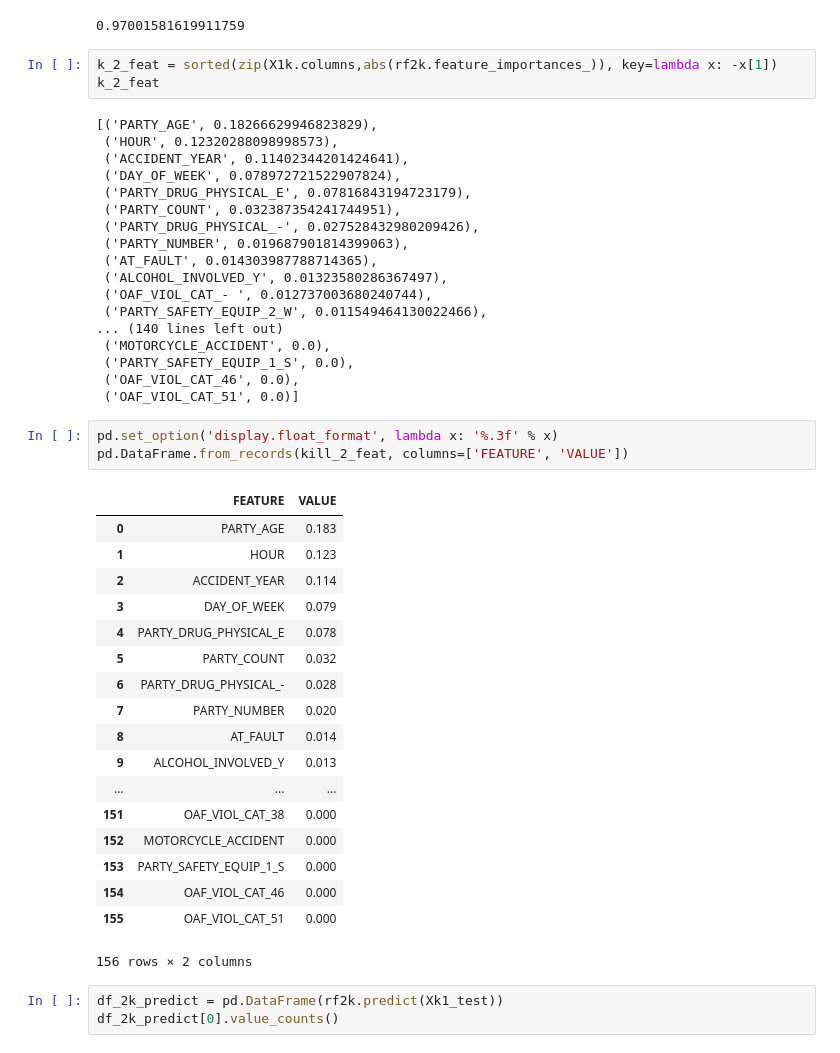
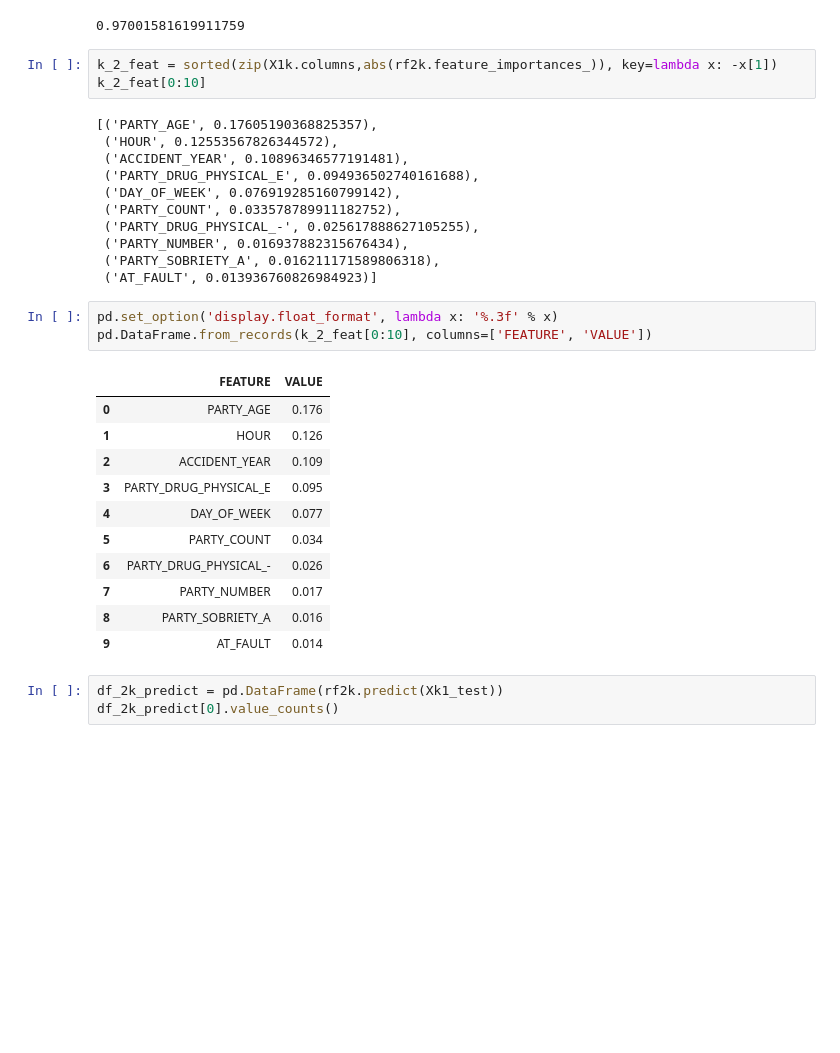
Before and after one commit to hritter0/motorcycles, a Jupyter notebook: gh_motorcycle_models.ipynb, the cells around one changed output. Saved outputs shown, nothing was run; the diff lists cells and outputs as text; blank space fills up the shorter version.

```diff
--- a/gh_motorcycle_models.ipynb
+++ b/gh_motorcycle_models.ipynb
@@ -379,47 +330,33 @@ holdoutscore
 0.97001581619911759
 # %%
 k_2_feat = sorted(zip(X1k.columns,abs(rf2k.feature_importances_)), key=lambda x: -x[1])
-k_2_feat
+k_2_feat[0:10]
 # %% [output]
-[('PARTY_AGE', 0.18266629946823829),
- ('HOUR', 0.12320288098998573),
- ('ACCIDENT_YEAR', 0.11402344201424641),
- ('DAY_OF_WEEK', 0.078972721522907824),
- ('PARTY_DRUG_PHYSICAL_E', 0.07816843194723179),
- ('PARTY_COUNT', 0.032387354241744951),
- ('PARTY_DRUG_PHYSICAL_-', 0.027528432980209426),
- ('PARTY_NUMBER', 0.019687901814399063),
- ('AT_FAULT', 0.014303987788714365),
- ('ALCOHOL_INVOLVED_Y', 0.01323580286367497),
- ('OAF_VIOL_CAT_- ', 0.012737003680240744),
- ('PARTY_SAFETY_EQUIP_2_W', 0.011549464130022466),
-... (140 lines left out)
- ('MOTORCYCLE_ACCIDENT', 0.0),
- ('PARTY_SAFETY_EQUIP_1_S', 0.0),
- ('OAF_VIOL_CAT_46', 0.0),
- ('OAF_VIOL_CAT_51', 0.0)]
+[('PARTY_AGE', 0.17605190368825357),
+ ('HOUR', 0.12553567826344572),
+ ('ACCIDENT_YEAR', 0.10896346577191481),
+ ('PARTY_DRUG_PHYSICAL_E', 0.094936502740161688),
+ ('DAY_OF_WEEK', 0.076919285160799142),
+ ('PARTY_COUNT', 0.033578789911182752),
+ ('PARTY_DRUG_PHYSICAL_-', 0.025617888627105255),
+ ('PARTY_NUMBER', 0.016937882315676434),
+ ('PARTY_SOBRIETY_A', 0.016211171589806318),
+ ('AT_FAULT', 0.013936760826984923)]
 # %%
 pd.set_option('display.float_format', lambda x: '%.3f' % x)
-pd.DataFrame.from_records(kill_2_feat, columns=['FEATURE', 'VALUE'])
+pd.DataFrame.from_records(k_2_feat[0:10], columns=['FEATURE', 'VALUE'])
 # %% [output]
 |  | FEATURE | VALUE |
-| 0 | PARTY_AGE | 0.183 |
-| 1 | HOUR | 0.123 |
-| 2 | ACCIDENT_YEAR | 0.114 |
-| 3 | DAY_OF_WEEK | 0.079 |
-| 4 | PARTY_DRUG_PHYSICAL_E | 0.078 |
-| 5 | PARTY_COUNT | 0.032 |
-| 6 | PARTY_DRUG_PHYSICAL_- | 0.028 |
-| 7 | PARTY_NUMBER | 0.020 |
-| 8 | AT_FAULT | 0.014 |
-| 9 | ALCOHOL_INVOLVED_Y | 0.013 |
-| ... | ... | ... |
-| 151 | OAF_VIOL_CAT_38 | 0.000 |
-| 152 | MOTORCYCLE_ACCIDENT | 0.000 |
-| 153 | PARTY_SAFETY_EQUIP_1_S | 0.000 |
-| 154 | OAF_VIOL_CAT_46 | 0.000 |
-| 155 | OAF_VIOL_CAT_51 | 0.000 |
+| 0 | PARTY_AGE | 0.176 |
+| 1 | HOUR | 0.126 |
+| 2 | ACCIDENT_YEAR | 0.109 |
+| 3 | PARTY_DRUG_PHYSICAL_E | 0.095 |
+| 4 | DAY_OF_WEEK | 0.077 |
+| 5 | PARTY_COUNT | 0.034 |
+| 6 | PARTY_DRUG_PHYSICAL_- | 0.026 |
+| 7 | PARTY_NUMBER | 0.017 |
+| 8 | PARTY_SOBRIETY_A | 0.016 |
+| 9 | AT_FAULT | 0.014 |
-156 rows × 2 columns
 # %%
 df_2k_predict = pd.DataFrame(rf2k.predict(Xk1_test))
 df_2k_predict[0].value_counts()
```
Also changed, not shown: parts of 28 cells of this notebook.
